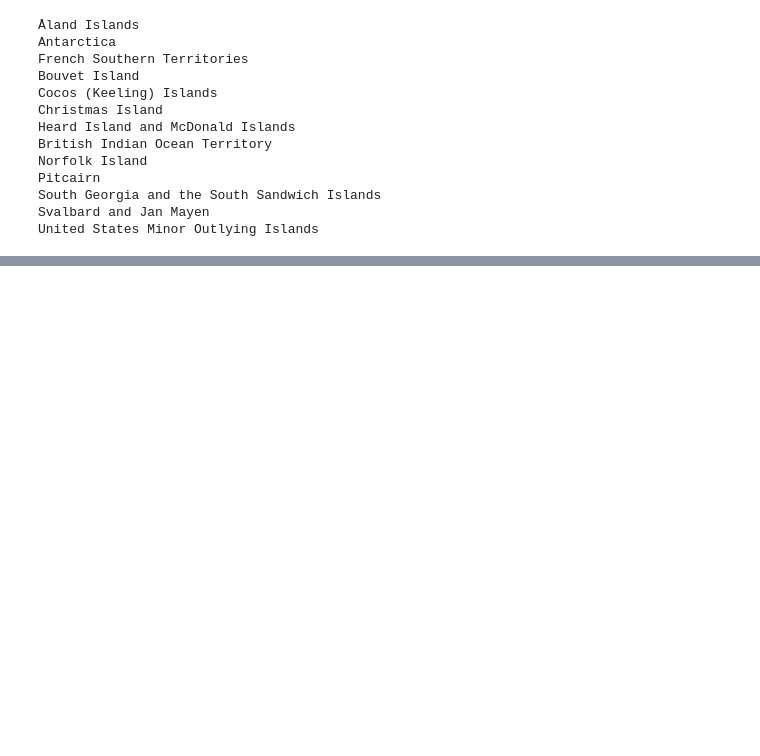
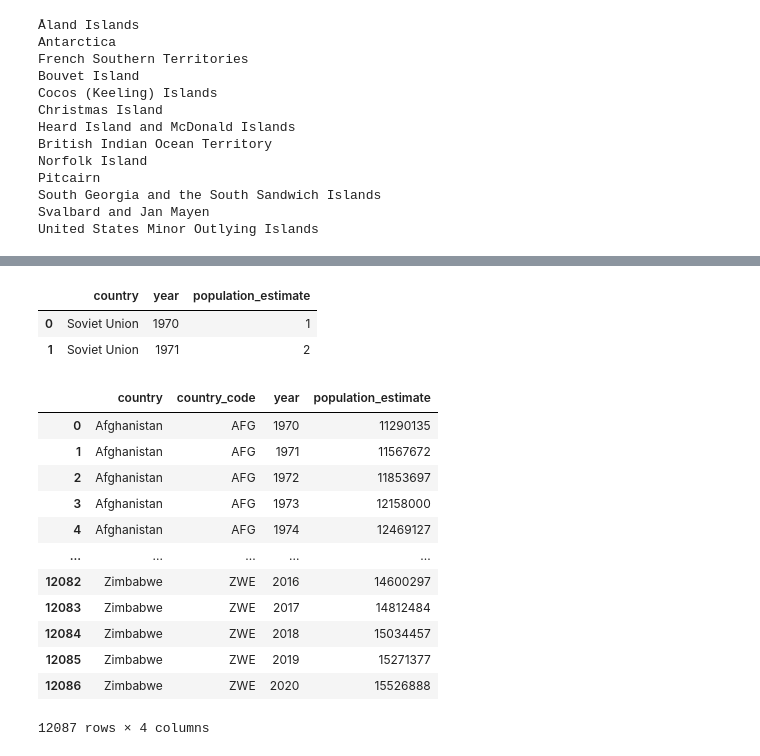
Before and after one commit to AndreasHansenAU/DataVizualizationProject, a Jupyter notebook: data_cleaning.ipynb, the cells around one changed output, grey strips where cells are left out. Cells and saved outputs as stored; diff of their text form; code cells hidden in the pictures; blank space fills up the shorter version.

```diff
--- a/data_cleaning.ipynb
+++ b/data_cleaning.ipynb
@@ -491 +558,69 @@ United States Minor Outlying Islands
+# %%
+pd.DataFrame({'country':'Soviet Union', 'year':[1970, 1971], 'population_estimate':[1, 2]})
+# %% [output]
+|  | country | year | population_estimate |
+| 0 | Soviet Union | 1970 | 1 |
+| 1 | Soviet Union | 1971 | 2 |
+# %%
+# manually add population data for former countries
+# source Wikipedia, value in millions
+former_populations = [('East Germany (Former)', [(1970, 17.068),
+                                                 (1971, 17.054),
+                                                 (1972, 17.011),
+                                                 (1973, 16.951),
+                                                 (1974, 16.891),
+                                                 (1975, 16.820),
+                                                 (1976, 16.767),
+                                                 (1977, 16.758),
+                                                 (1978, 16.751),
+                                                 (1979, 16.740),
+                                                 (1980, 16.740),
+                                                 (1981, 16.706),
+                                                 (1982, 16.702),
+                                                 (1983, 16.701),
+                                                 (1984, 16.660),
+                                                 (1985, 16.640),
+                                                 (1986, 16.640),
+                                                 (1987, 16.661),
+                                                 (1988, 16.675),
+                                                 (1989, 16.434),
+                                                 (1990, 16.028)]),
+                      ('West Germany (Former)', []
+                       )
+                     ]
+1970	61 001
+1971	61 503
+1972	61 809
+1973	62 101
+1974	61 991
+1975	61 645
+1976	61 442
+1977	61 353
+1978	61 322
+1979	61 439
+1980	61 658
+1981	61 713	624 557	722 192	−97 635	10.1	11.7	−1.6	1.43
+1982	61 546	621 173	715 857	−94 684	10.1	11.6	−1.5	1.41
+1983	61 307	594 177	718 337	−124 160	9.7	11.7	−2.0	1.33
+1984	61 049	584 157	696 118	−111 961	9.5	11.4	−1.9	1.29
+1985	61 020	586 155	704 296	−118 141	9.6	11.6	−2.0	1.28
+1986	61 140	625 963	701 890	−118 141	10.3	11.5	−1.2	1.34
+1987	61 238	642 010	687 419	−45 409	10.5	11.3	−0.8	1.37
+1988	61 715	677 259	687 516	−10 257	11.0	11.2	−0.2	1.41
+1989	62 679	681 537	697 730	−16 193	11.0	11.2	−0.2	1.39
+1990	63 726
+# %% [output]
+|  | country | country_code | year | population_estimate |
+| 0 | Afghanistan | AFG | 1970 | 11290135 |
+| 1 | Afghanistan | AFG | 1971 | 11567672 |
+| 2 | Afghanistan | AFG | 1972 | 11853697 |
+| 3 | Afghanistan | AFG | 1973 | 12158000 |
+| 4 | Afghanistan | AFG | 1974 | 12469127 |
+| ... | ... | ... | ... | ... |
+| 12082 | Zimbabwe | ZWE | 2016 | 14600297 |
+| 12083 | Zimbabwe | ZWE | 2017 | 14812484 |
+| 12084 | Zimbabwe | ZWE | 2018 | 15034457 |
+| 12085 | Zimbabwe | ZWE | 2019 | 15271377 |
+| 12086 | Zimbabwe | ZWE | 2020 | 15526888 |
+12087 rows × 4 columns
 # %%
```
Also changed, not shown: parts of 11 cells of this notebook.
